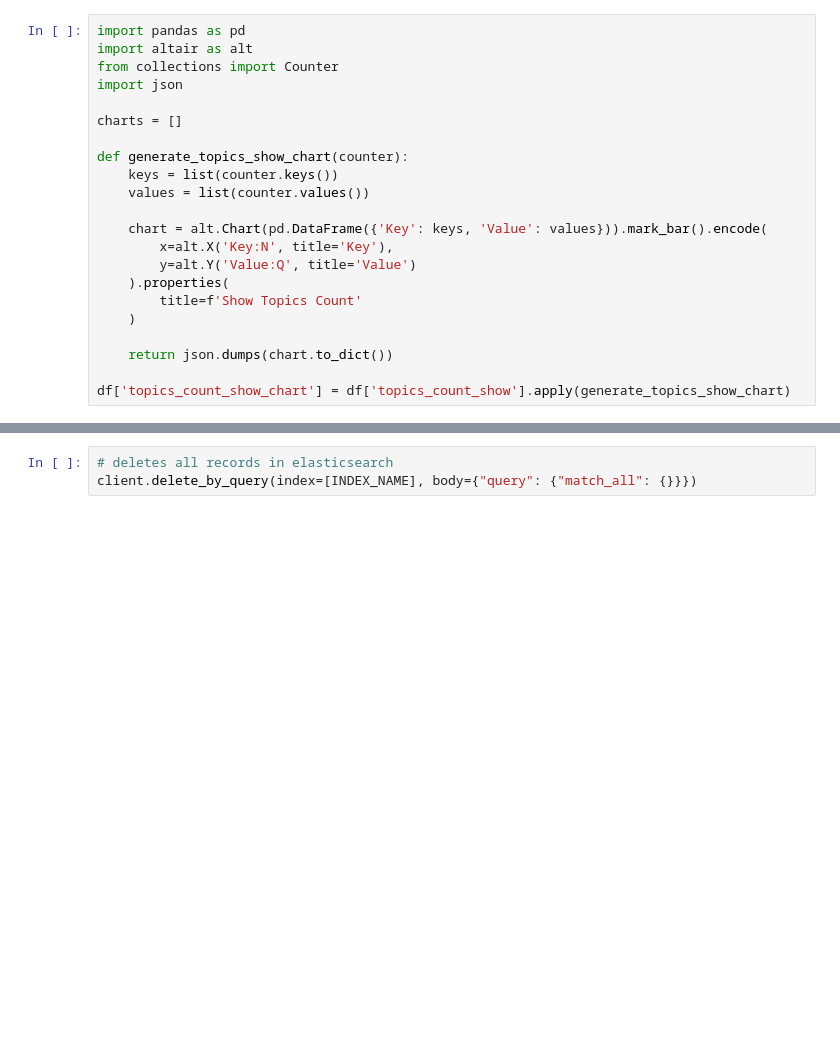
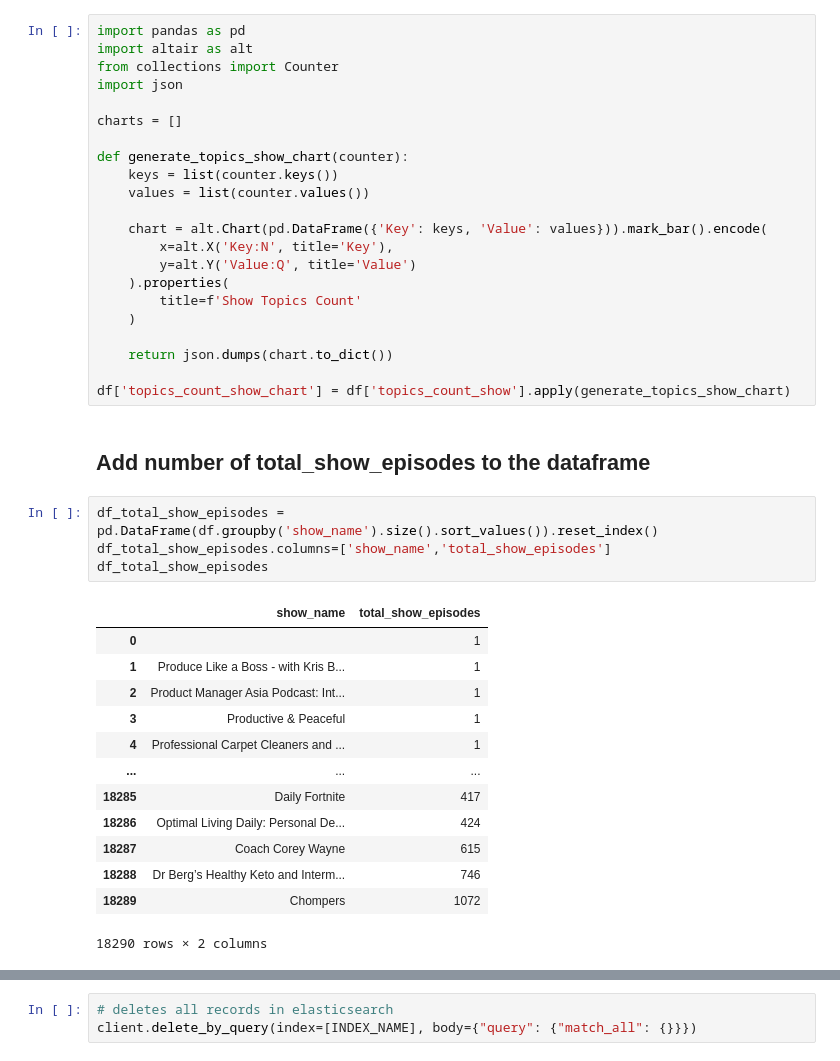
Before and after one commit to scaperothian/spotify-podcast-viz, a Jupyter notebook: notebooks/SpotifyPodcast_elasticsearch_data.ipynb, the cells around one changed output, grey strips where cells are left out. Cells and saved outputs as stored; diff of their text form; blank space fills up the shorter version.

```diff
--- a/notebooks/SpotifyPodcast_elasticsearch_data.ipynb
+++ b/notebooks/SpotifyPodcast_elasticsearch_data.ipynb
@@ -85,3 +101,23 @@ def generate_topics_show_chart(counter):
     return json.dumps(chart.to_dict())
 
 df['topics_count_show_chart'] = df['topics_count_show'].apply(generate_topics_show_chart)
+# %% [markdown]
+## Add number of total_show_episodes to the dataframe
+# %%
+df_total_show_episodes = pd.DataFrame(df.groupby('show_name').size().sort_values()).reset_index()
+df_total_show_episodes.columns=['show_name','total_show_episodes']
+df_total_show_episodes
+# %% [output]
+|  | show_name | total_show_episodes |
+| 0 |  | 1 |
+| 1 | Produce Like a Boss - with Kris B... | 1 |
+| 2 | Product Manager Asia Podcast: Int... | 1 |
+| 3 | Productive & Peaceful | 1 |
+| 4 | Professional Carpet Cleaners and ... | 1 |
+| ... | ... | ... |
+| 18285 | Daily Fortnite | 417 |
+| 18286 | Optimal Living Daily: Personal De... | 424 |
+| 18287 | Coach Corey Wayne | 615 |
+| 18288 | Dr Berg’s Healthy Keto and Interm... | 746 |
+| 18289 | Chompers | 1072 |
+18290 rows × 2 columns
```
Also changed, not shown: parts of 26 cells of this notebook, 1 other file.
